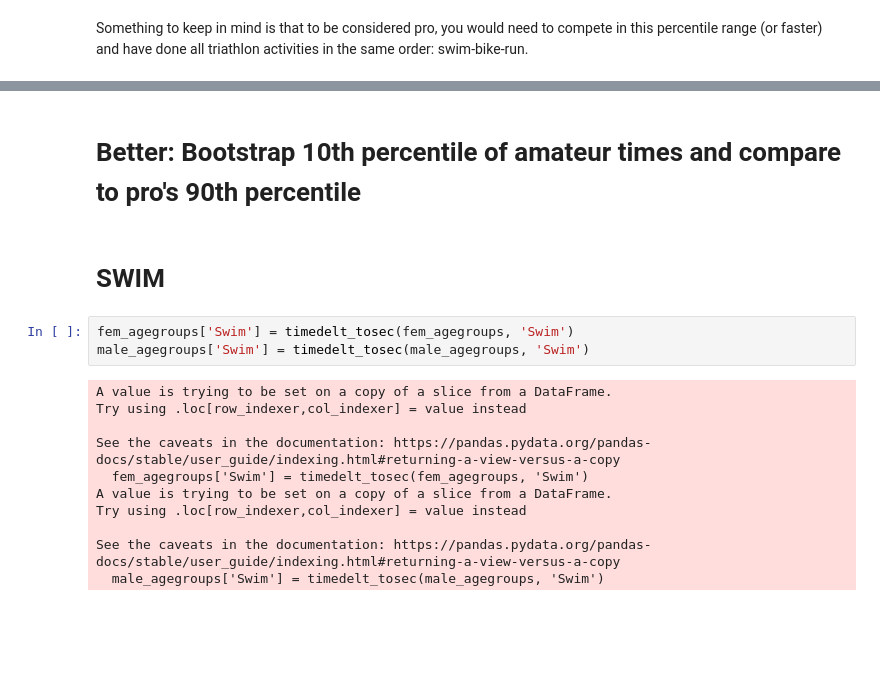
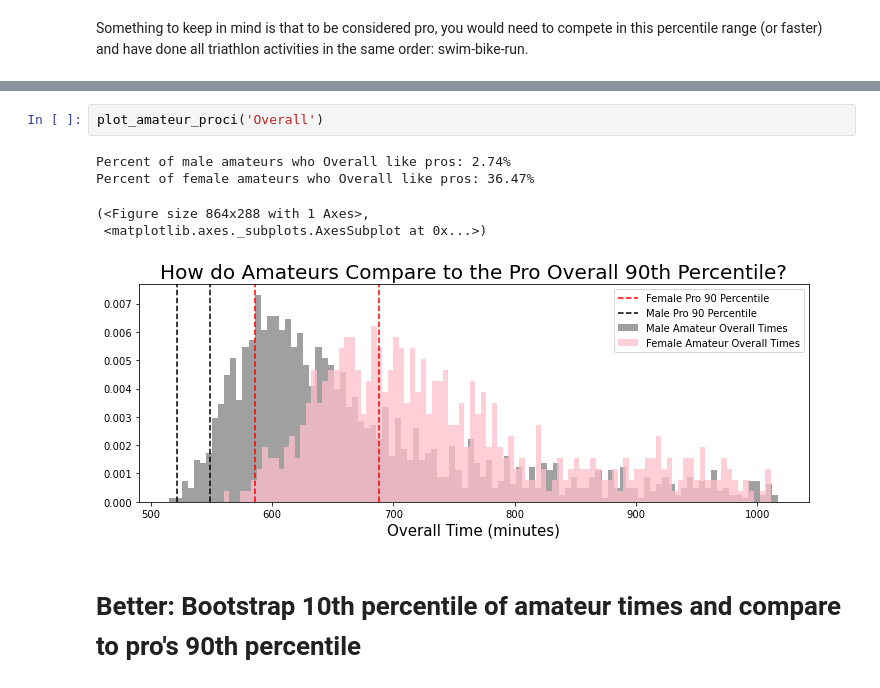
Before and after one commit to czaloumi/ironman-2019, a Jupyter notebook: ironman19.ipynb, the cells around one changed output, grey strips where cells are left out. Saved outputs shown, nothing was run; the diff lists cells and outputs as text; blank space fills up the shorter version.

```diff
--- a/ironman19.ipynb
+++ b/ironman19.ipynb
@@ -546,18 +517,10 @@ We can see from our original female pro run times, that 3-4 female pro runners w
+# %%
+plot_amateur_proci('Overall')
+# %% [output]
+Percent of male amateurs who Overall like pros: 2.74%
+Percent of female amateurs who Overall like pros: 36.47%
+(<Figure size 864x288 with 1 Axes>,
+ <matplotlib.axes._subplots.AxesSubplot at 0x...>)
+[figure, added]
 # %% [markdown]
 # Better: Bootstrap 10th percentile of amateur times and compare to pro's 90th percentile
-# %% [markdown]
-# SWIM
-# %%
-fem_agegroups['Swim'] = timedelt_tosec(fem_agegroups, 'Swim')
-male_agegroups['Swim'] = timedelt_tosec(male_agegroups, 'Swim')
-# %% [output]
-A value is trying to be set on a copy of a slice from a DataFrame.
-Try using .loc[row_indexer,col_indexer] = value instead
-
-See the caveats in the documentation: https://pandas.pydata.org/pandas-docs/stable/user_guide/indexing.html#returning-a-view-versus-a-copy
-  fem_agegroups['Swim'] = timedelt_tosec(fem_agegroups, 'Swim')
-A value is trying to be set on a copy of a slice from a DataFrame.
-Try using .loc[row_indexer,col_indexer] = value instead
-
-See the caveats in the documentation: https://pandas.pydata.org/pandas-docs/stable/user_guide/indexing.html#returning-a-view-versus-a-copy
-  male_agegroups['Swim'] = timedelt_tosec(male_agegroups, 'Swim')
```
Also changed, not shown: parts of 47 cells of this notebook.
